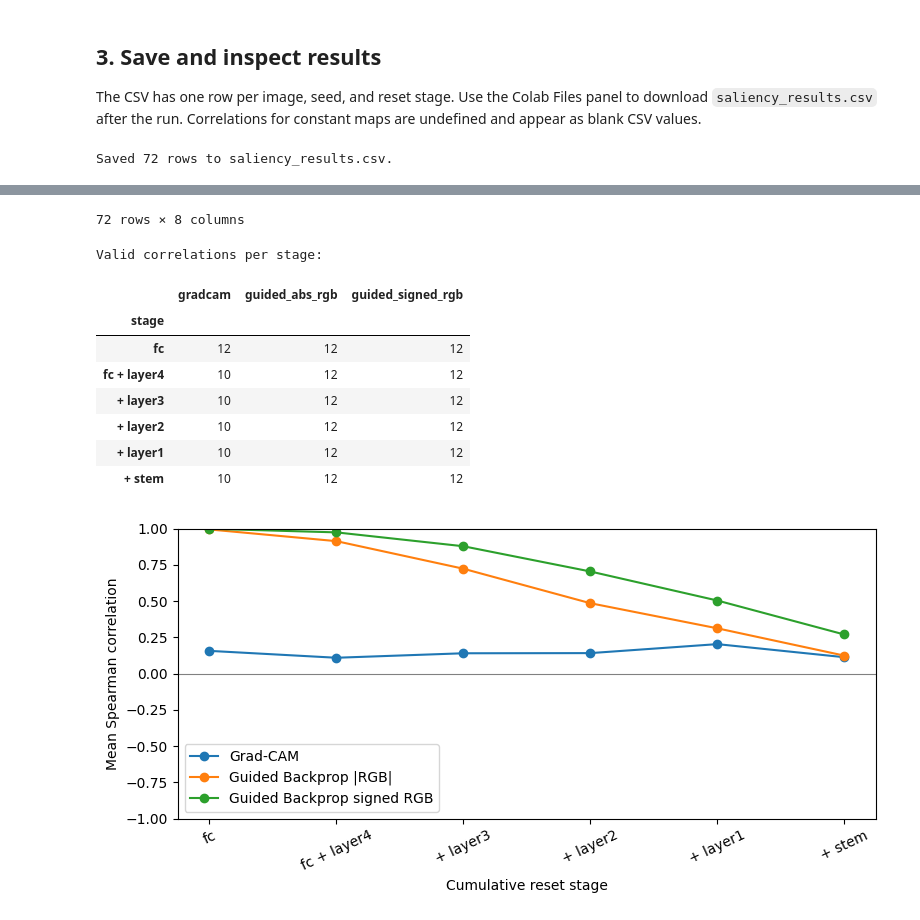
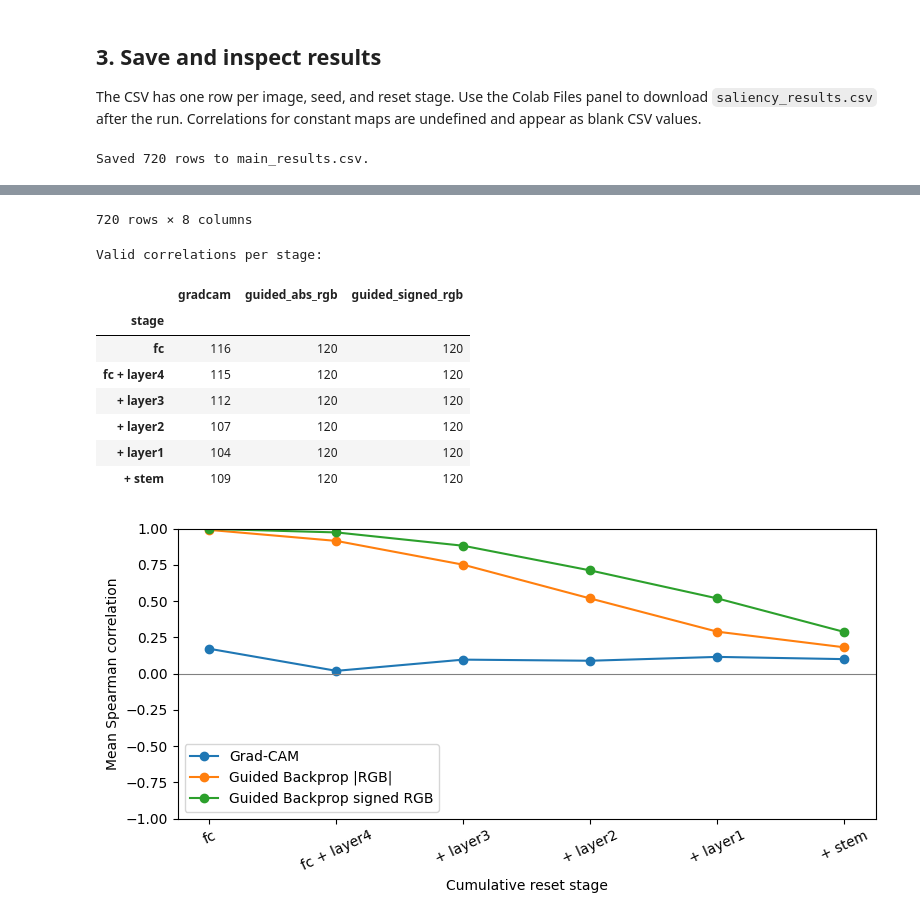
Before and after one commit to animusoyan/ds330-saliency-sanity-checks, a Jupyter notebook: experiment.ipynb, the cells around one changed output, grey strips where cells are left out. Drawn from its saved outputs; the diff is of its cells as text; code cells hidden in the pictures.

```diff
--- a/experiment.ipynb
+++ b/experiment.ipynb
@@ -163,8 +212,8 @@ dog_photo (2).png → miniature poodle (266)
 The CSV has one row per image, seed, and reset stage. Use the Colab Files panel to download `saliency_results.csv` after the run. Correlations for constant maps are undefined and appear as blank CSV values.
 # %%
 results = pd.DataFrame(rows)
-results.to_csv("saliency_results.csv", index=False)
-print(f"Saved {len(results)} rows to saliency_results.csv.")
+results.to_csv("main_results.csv", index=False)
+print(f"Saved {len(results)} rows to main_results.csv.")
 display(results)
 
 metrics = ["gradcam", "guided_abs_rgb", "guided_signed_rgb"]
@@ -185,5 +234,5 @@ ax.axhline(0, color="gray", linewidth=0.8)
 plt.tight_layout()
 plt.show()
 # %% [output]
-Saved 72 rows to saliency_results.csv.
+Saved 720 rows to main_results.csv.
 |  | image | target_class | class_name | seed | stage | gradcam | guided_abs_rgb | guided_signed_rgb |
@@ -201,14 +250,14 @@ Saved 72 rows to saliency_results.csv.
-72 rows × 8 columns
+720 rows × 8 columns
 Valid correlations per stage:
 |  | gradcam | guided_abs_rgb | guided_signed_rgb |
 | stage |  |  |  |
-| fc | 12 | 12 | 12 |
-| fc + layer4 | 10 | 12 | 12 |
-| + layer3 | 10 | 12 | 12 |
-| + layer2 | 10 | 12 | 12 |
-| + layer1 | 10 | 12 | 12 |
-| + stem | 10 | 12 | 12 |
+| fc | 116 | 120 | 120 |
+| fc + layer4 | 115 | 120 | 120 |
+| + layer3 | 112 | 120 | 120 |
+| + layer2 | 107 | 120 | 120 |
+| + layer1 | 104 | 120 | 120 |
+| + stem | 109 | 120 | 120 |
-[figure, old version]
+[figure, new version]
 # %%
 fig, axes = plt.subplots(2, 2, figsize=(6, 6))
 fig.suptitle(f"{example['image']} · {example['class_name']}")
```
Also changed, not shown: parts of 13 cells of this notebook.
